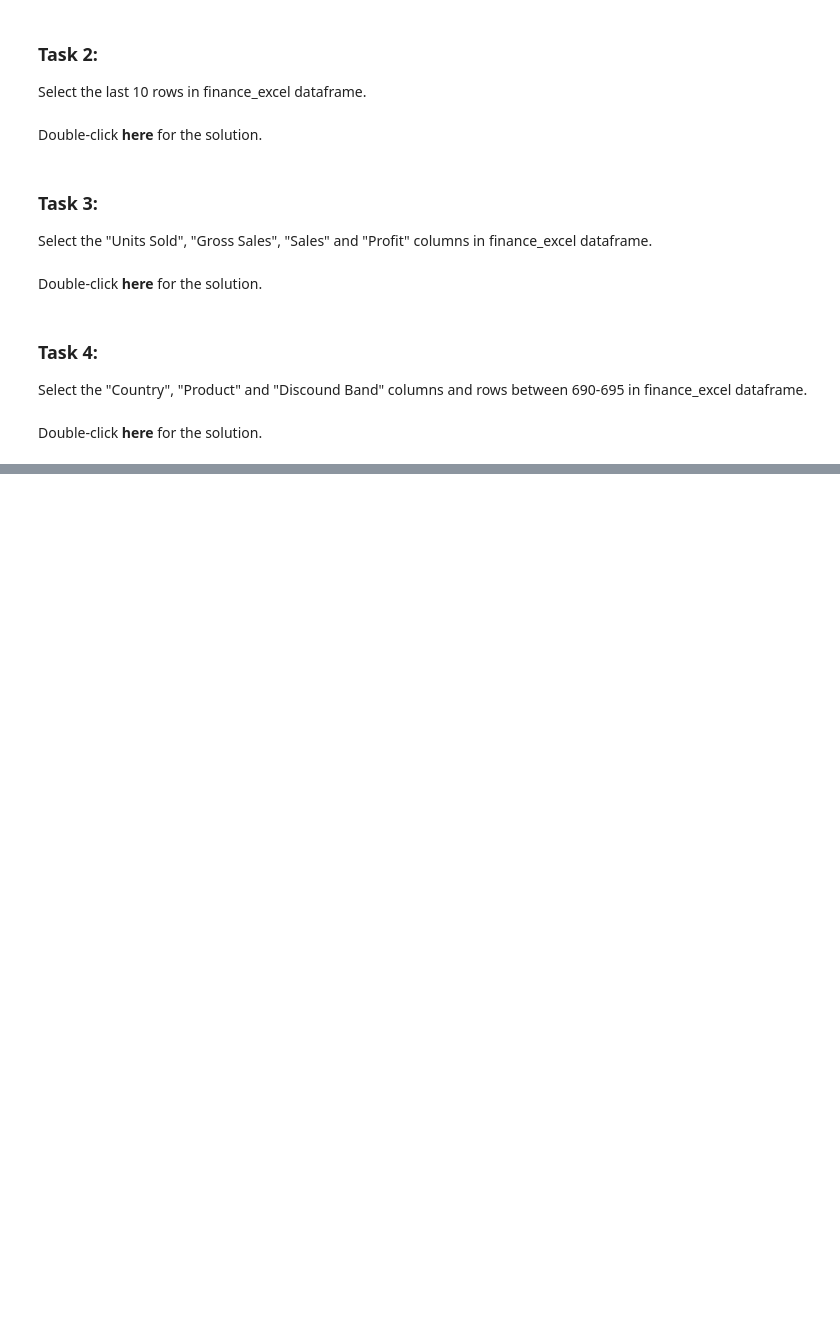
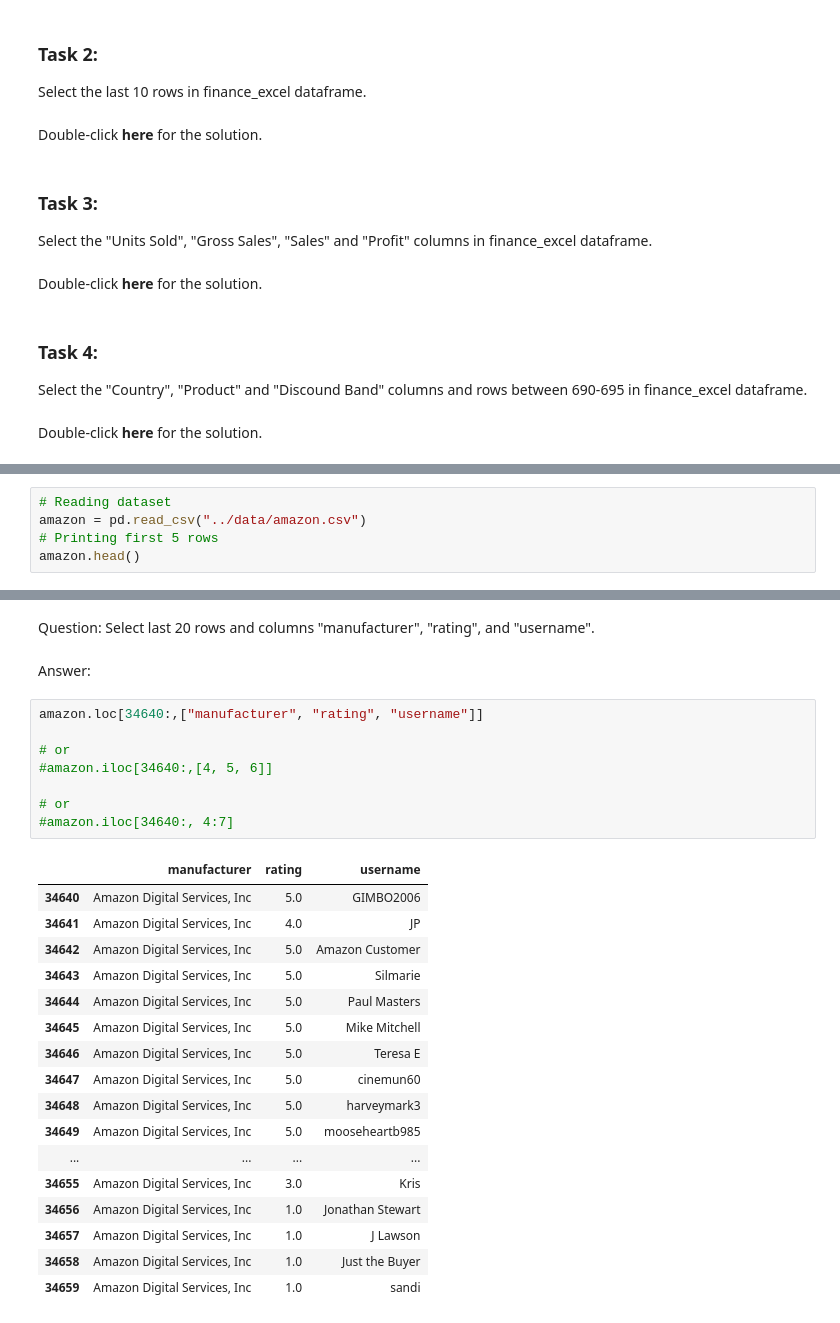
Before and after one commit to shaq31415926/March-Bootcamp, a Jupyter notebook: week5&6/notebooks/dataframe.ipynb, the cells around one changed output, grey strips where cells are left out. Drawn from its saved outputs; the diff is of its cells as text; blank space fills up the shorter version.

```diff
--- a/week5&6/notebooks/dataframe.ipynb
+++ b/week5&6/notebooks/dataframe.ipynb
@@ -553,0 +561,5 @@ finance_excel.loc[ 690:695 , ["Country", "Product", "Discount Band"] ]
+# %%
+# Reading dataset
+amazon = pd.read_csv("../data/amazon.csv")
+# Printing first 5 rows
+amazon.head()
@@ -553,0 +594,30 @@ finance_excel.loc[ 690:695 , ["Country", "Product", "Discount Band"] ]
+# %% [markdown]
+Question: Select last 20 rows and columns "manufacturer", "rating", and "username".
+# %% [markdown]
+Answer:
+# %%
+amazon.loc[34640:,["manufacturer", "rating", "username"]]
+
+# or
+#amazon.iloc[34640:,[4, 5, 6]]
+
+# or
+#amazon.iloc[34640:, 4:7]
+# %% [output]
+|  | manufacturer | rating | username |
+| 34640 | Amazon Digital Services, Inc | 5.0 | GIMBO2006 |
+| 34641 | Amazon Digital Services, Inc | 4.0 | JP |
+| 34642 | Amazon Digital Services, Inc | 5.0 | Amazon Customer |
+| 34643 | Amazon Digital Services, Inc | 5.0 | Silmarie |
+| 34644 | Amazon Digital Services, Inc | 5.0 | Paul Masters |
+| 34645 | Amazon Digital Services, Inc | 5.0 | Mike Mitchell |
+| 34646 | Amazon Digital Services, Inc | 5.0 | Teresa E |
+| 34647 | Amazon Digital Services, Inc | 5.0 | cinemun60 |
+| 34648 | Amazon Digital Services, Inc | 5.0 | harveymark3 |
+| 34649 | Amazon Digital Services, Inc | 5.0 | mooseheartb985 |
+| ... | ... | ... | ... |
+| 34655 | Amazon Digital Services, Inc | 3.0 | Kris |
+| 34656 | Amazon Digital Services, Inc | 1.0 | Jonathan Stewart |
+| 34657 | Amazon Digital Services, Inc | 1.0 | J Lawson |
+| 34658 | Amazon Digital Services, Inc | 1.0 | Just the Buyer |
+| 34659 | Amazon Digital Services, Inc | 1.0 | sandi |
```
Also changed, not shown: parts of 13 cells of this notebook.
